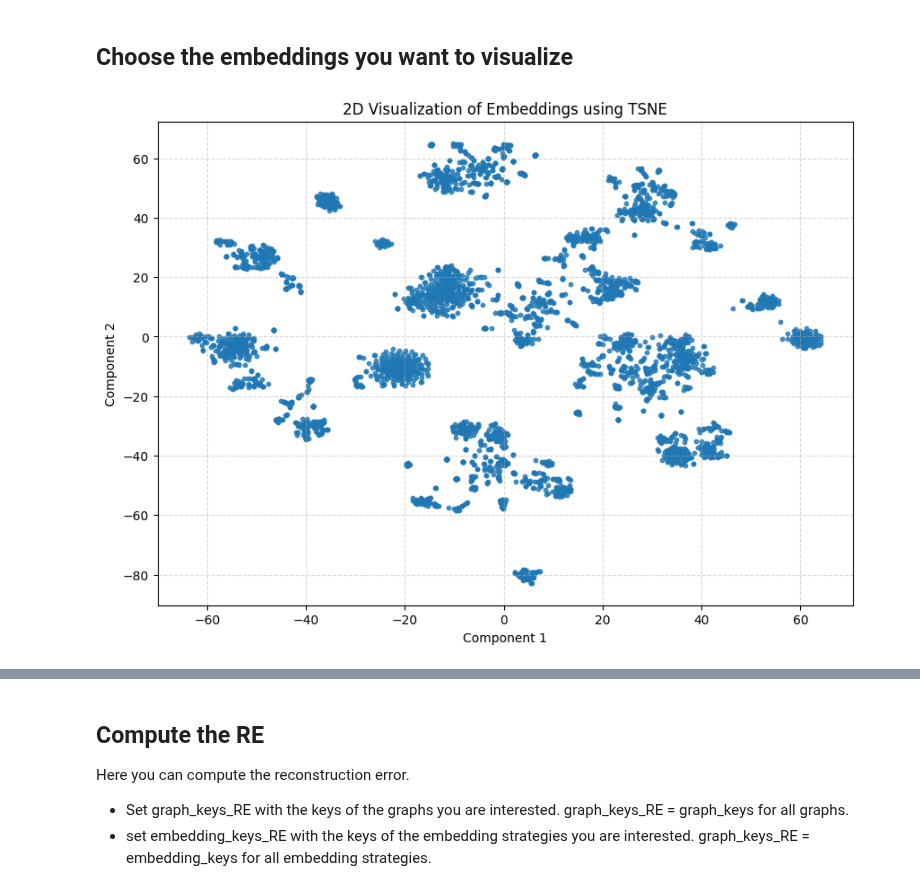
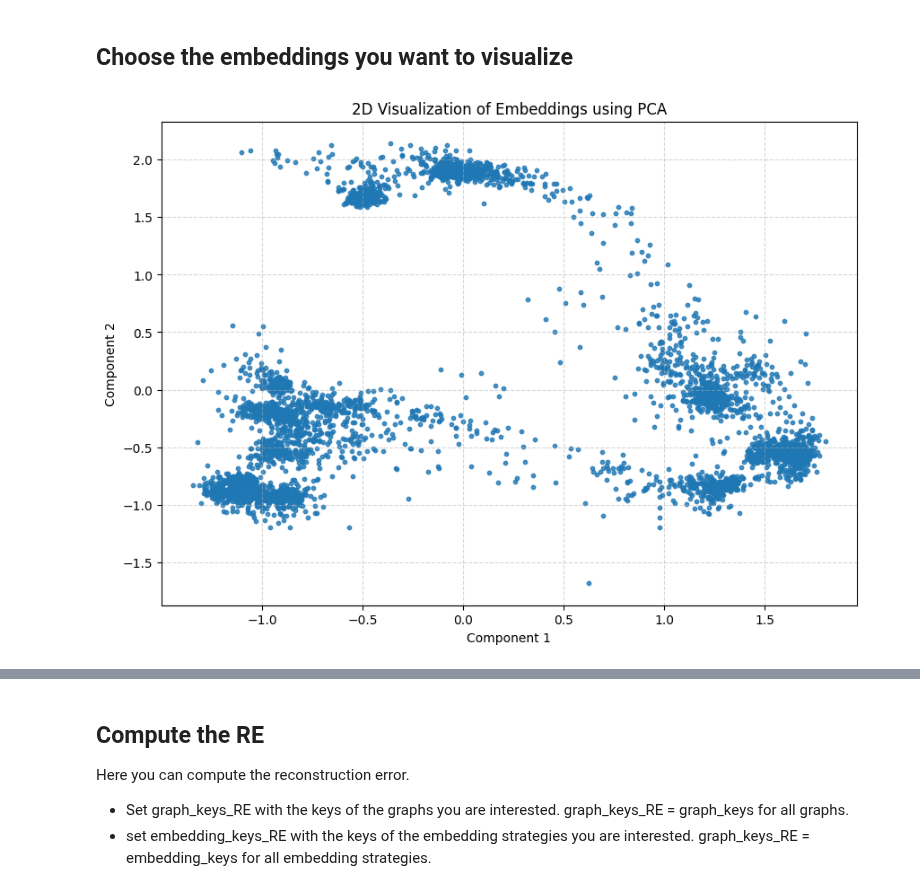
Before and after one commit to PietroVolpato/lfn_project, a Jupyter notebook: src/LFN_project_metrics.ipynb, the cells around one changed output, grey strips where cells are left out. Cells and saved outputs as stored; diff of their text form; code cells hidden in the pictures.

```diff
--- a/src/LFN_project_metrics.ipynb
+++ b/src/LFN_project_metrics.ipynb
@@ -248,19 +262,19 @@ def visualize_embeddings(embeddings, labels=None, method="tsne", random_state=69
 # %%
 # CHOOSE
 graph_key = "facebook"
 embedding_key = "node2vec"
-
+mathod = "pca"
 
 lab = None
-if graph_key == "proteins":
+if graph_key in ["proteins","spam"]:
     # sort the labels in a list to visualize node classes colors
     lab = []
-    for i in range(len(labels["proteins"])):
-        lab.append(labels["proteins"][i])
+    for i in range(len(labels[graph_key])):
+        lab.append(labels[graph_key][i])
 
-visualize_embeddings(embeddings[graph_key][embedding_key], lab, method = 'tsne')
+visualize_embeddings(embeddings[graph_key][embedding_key], lab, method = mathod)
 # %% [output]
-[figure, old version]
+[figure, new version]
 # %% [markdown]
 # Reconstruction error
 The reconstruction error measures the ability of reconstructing the original graph using the node embedding vectors.<br>
```
Also changed, not shown: parts of 22 cells of this notebook, 41 other files.
